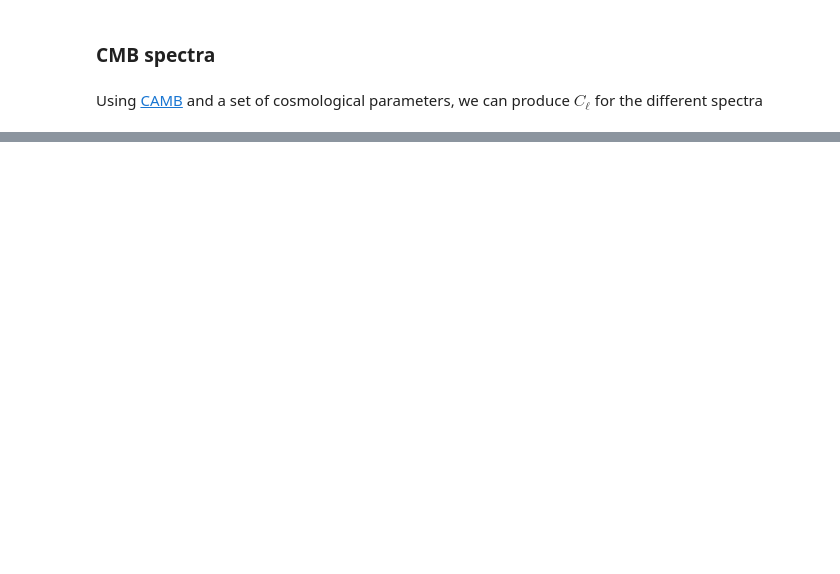
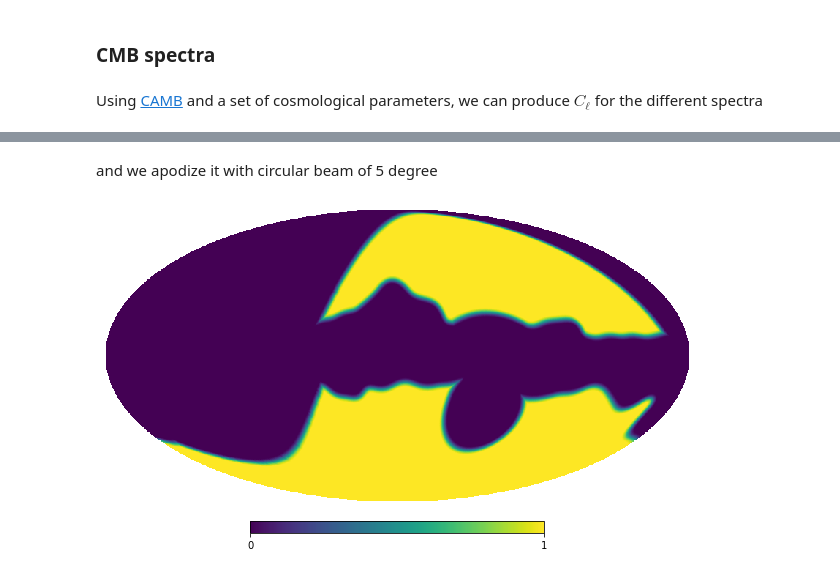
Before and after one commit to xgarrido/cmb_notebooks, a Jupyter notebook: pysm/pysm.ipynb, the cells around one changed output, grey strips where cells are left out. Cells and saved outputs as stored; diff of their text form; code cells hidden in the pictures; blank space fills up the shorter version.

```diff
--- a/pysm/pysm.ipynb
+++ b/pysm/pysm.ipynb
@@ -184,0 +273,8 @@ plt.tight_layout()
+# %% [markdown]
+and we apodize it with circular beam of 5 degree
+# %%
+from pspy import so_window
+survey = so_window.create_apodization(survey, apo_type="C1", apo_radius_degree=5)
+hp.mollview(survey.data, title=None)
+# %% [output]
+[figure, added]
```
Also changed, not shown: parts of 73 cells of this notebook, 5 other files.
